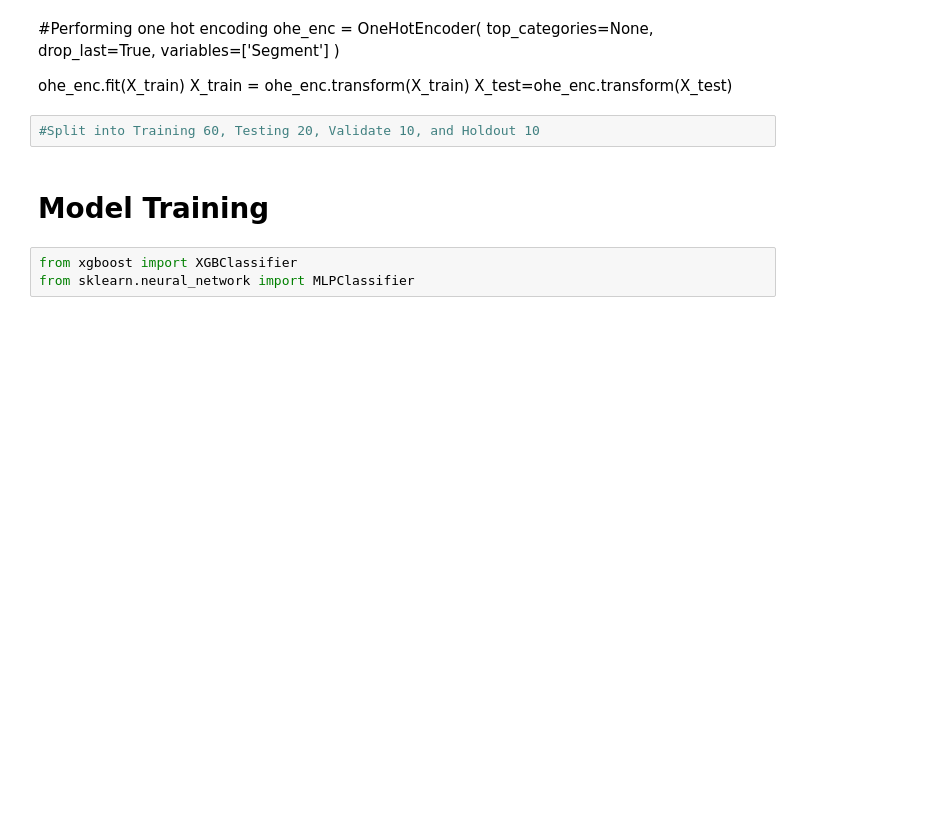
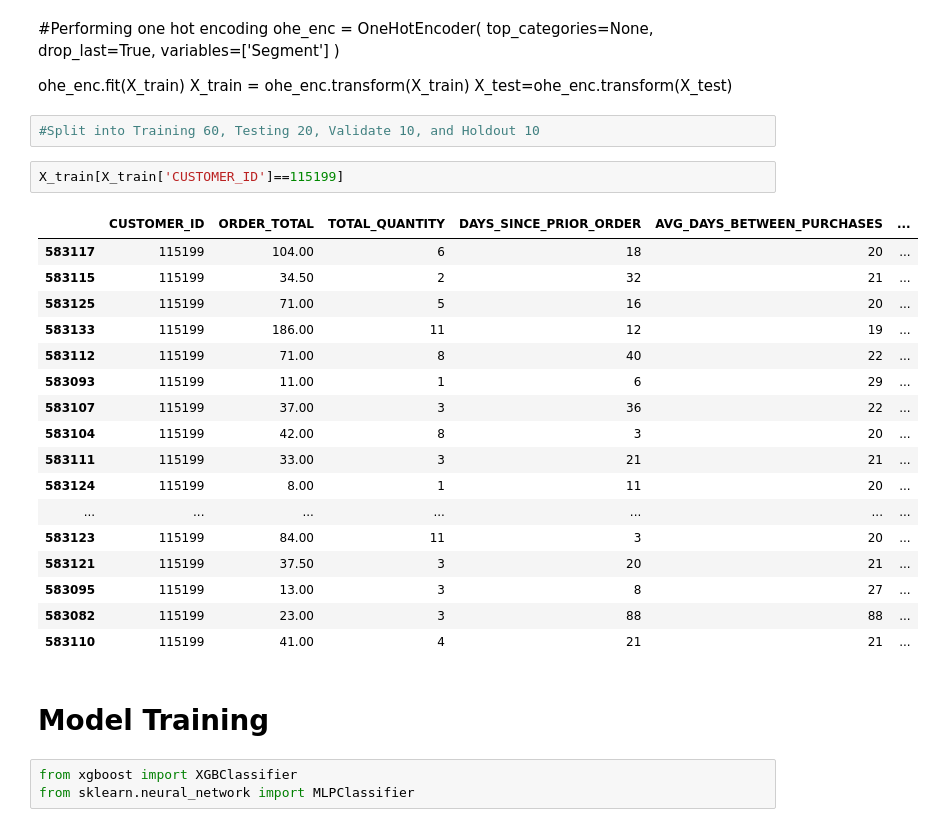
Before and after one commit to R-otato/Tasty_Insights, a Jupyter notebook: MachineLearning.ipynb, the cells around one changed output. Drawn from its saved outputs; the diff is of its cells as text; blank space fills up the shorter version.

```diff
--- a/MachineLearning.ipynb
+++ b/MachineLearning.ipynb
@@ -790,6 +764,26 @@ X_train = ohe_enc.transform(X_train)
 X_test=ohe_enc.transform(X_test)
 # %%
 #Split into Training 60, Testing 20, Validate 10, and Holdout 10
+# %%
+X_train[X_train['CUSTOMER_ID']==115199]
+# %% [output]
+|  | CUSTOMER_ID | ORDER_TOTAL | TOTAL_QUANTITY | DAYS_SINCE_PRIOR_ORDER | AVG_DAYS_BETWEEN_PURCHASES | ... |
+| 583117 | 115199 | 104.00 | 6 | 18 | 20 | ... |
+| 583115 | 115199 | 34.50 | 2 | 32 | 21 | ... |
+| 583125 | 115199 | 71.00 | 5 | 16 | 20 | ... |
+| 583133 | 115199 | 186.00 | 11 | 12 | 19 | ... |
+| 583112 | 115199 | 71.00 | 8 | 40 | 22 | ... |
+| 583093 | 115199 | 11.00 | 1 | 6 | 29 | ... |
+| 583107 | 115199 | 37.00 | 3 | 36 | 22 | ... |
+| 583104 | 115199 | 42.00 | 8 | 3 | 20 | ... |
+| 583111 | 115199 | 33.00 | 3 | 21 | 21 | ... |
+| 583124 | 115199 | 8.00 | 1 | 11 | 20 | ... |
+| ... | ... | ... | ... | ... | ... | ... |
+| 583123 | 115199 | 84.00 | 11 | 3 | 20 | ... |
+| 583121 | 115199 | 37.50 | 3 | 20 | 21 | ... |
+| 583095 | 115199 | 13.00 | 3 | 8 | 27 | ... |
+| 583082 | 115199 | 23.00 | 3 | 88 | 88 | ... |
+| 583110 | 115199 | 41.00 | 4 | 21 | 21 | ... |
 # %% [markdown]
 # Model Training
 # %%
```
Also changed, not shown: parts of 27 cells of this notebook.
